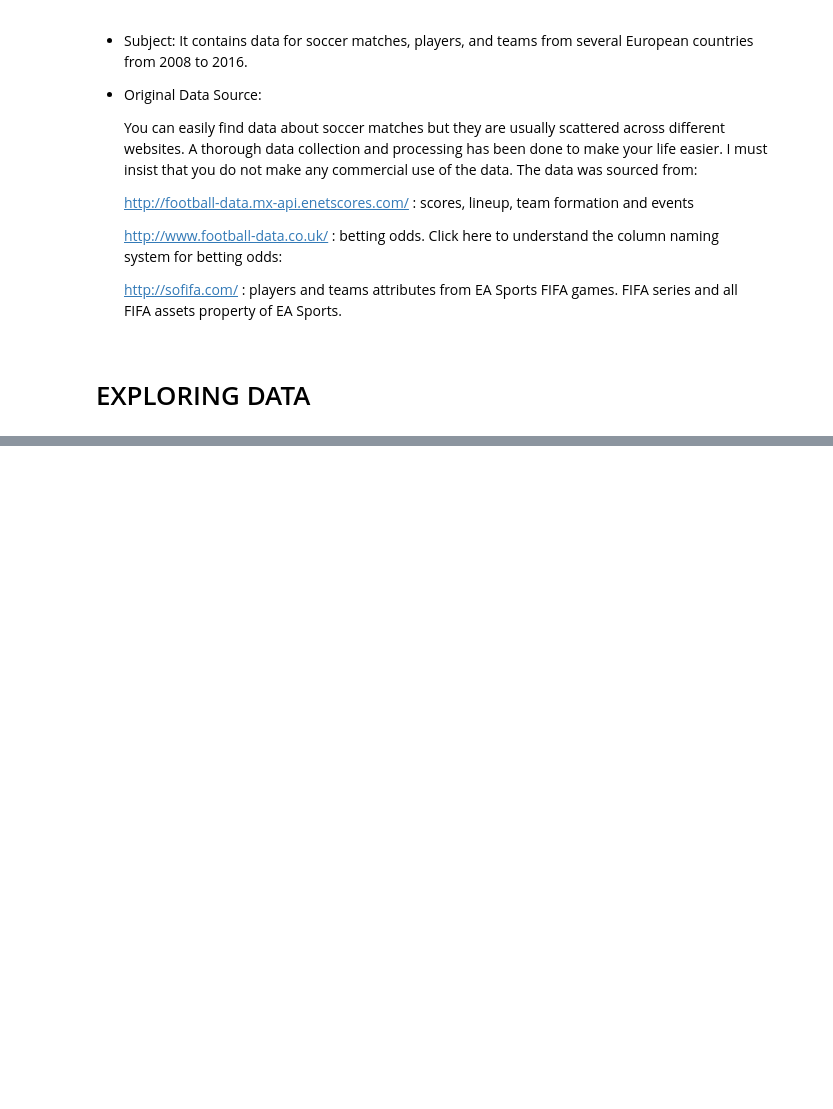
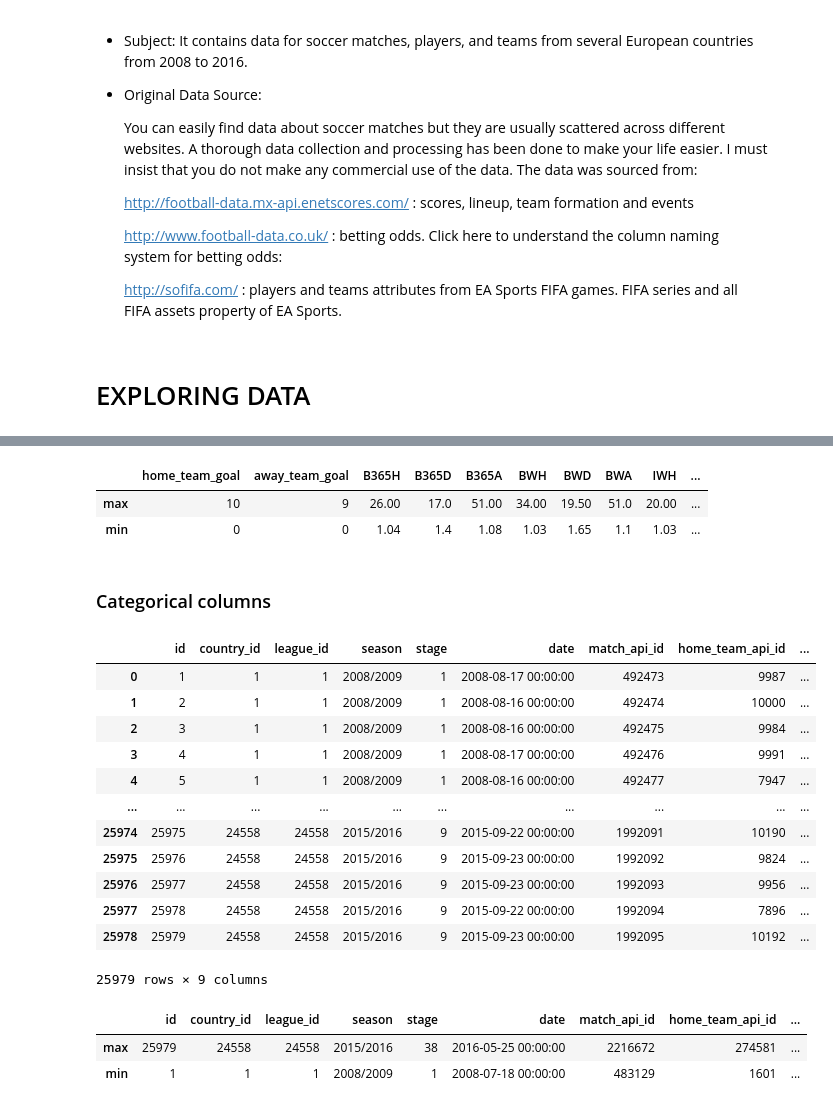
Before and after one commit to hieuhuynhcao/DSProgramming_Final, a Jupyter notebook: analyze.ipynb, the cells around one changed output, grey strips where cells are left out. Cells and saved outputs as stored; diff of their text form; code cells hidden in the pictures; blank space fills up the shorter version.

```diff
--- a/analyze.ipynb
+++ b/analyze.ipynb
@@ -34,0 +141,30 @@ Dataset: https://www.kaggle.com/abdelrhmanragab/european-soccer-database
+# %%
+df_match[Numerical].agg(['max', 'min'])
+# %% [output]
+|  | home_team_goal | away_team_goal | B365H | B365D | B365A | BWH | BWD | BWA | IWH | ... |
+| max | 10 | 9 | 26.00 | 17.0 | 51.00 | 34.00 | 19.50 | 51.0 | 20.00 | ... |
+| min | 0 | 0 | 1.04 | 1.4 | 1.08 | 1.03 | 1.65 | 1.1 | 1.03 | ... |
+# %% [markdown]
+### Categorical columns
+# %%
+df_match[Categorical]
+# %% [output]
+|  | id | country_id | league_id | season | stage | date | match_api_id | home_team_api_id | ... |
+| 0 | 1 | 1 | 1 | 2008/2009 | 1 | 2008-08-17 00:00:00 | 492473 | 9987 | ... |
+| 1 | 2 | 1 | 1 | 2008/2009 | 1 | 2008-08-16 00:00:00 | 492474 | 10000 | ... |
+| 2 | 3 | 1 | 1 | 2008/2009 | 1 | 2008-08-16 00:00:00 | 492475 | 9984 | ... |
+| 3 | 4 | 1 | 1 | 2008/2009 | 1 | 2008-08-17 00:00:00 | 492476 | 9991 | ... |
+| 4 | 5 | 1 | 1 | 2008/2009 | 1 | 2008-08-16 00:00:00 | 492477 | 7947 | ... |
+| ... | ... | ... | ... | ... | ... | ... | ... | ... | ... |
+| 25974 | 25975 | 24558 | 24558 | 2015/2016 | 9 | 2015-09-22 00:00:00 | 1992091 | 10190 | ... |
+| 25975 | 25976 | 24558 | 24558 | 2015/2016 | 9 | 2015-09-23 00:00:00 | 1992092 | 9824 | ... |
+| 25976 | 25977 | 24558 | 24558 | 2015/2016 | 9 | 2015-09-23 00:00:00 | 1992093 | 9956 | ... |
+| 25977 | 25978 | 24558 | 24558 | 2015/2016 | 9 | 2015-09-22 00:00:00 | 1992094 | 7896 | ... |
+| 25978 | 25979 | 24558 | 24558 | 2015/2016 | 9 | 2015-09-23 00:00:00 | 1992095 | 10192 | ... |
+25979 rows × 9 columns
+# %%
+df_match[Categorical].agg(['max', 'min'])
+# %% [output]
+|  | id | country_id | league_id | season | stage | date | match_api_id | home_team_api_id | ... |
+| max | 25979 | 24558 | 24558 | 2015/2016 | 38 | 2016-05-25 00:00:00 | 2216672 | 274581 | ... |
+| min | 1 | 1 | 1 | 2008/2009 | 1 | 2008-07-18 00:00:00 | 483129 | 1601 | ... |
```
Also changed, not shown: parts of 87 cells of this notebook, 1 other file.
